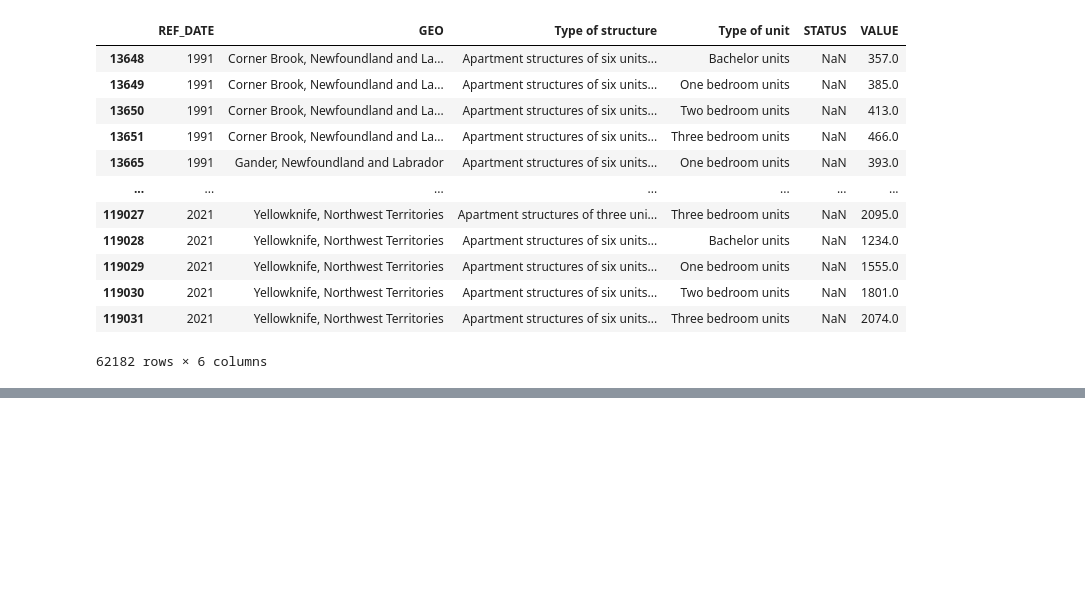
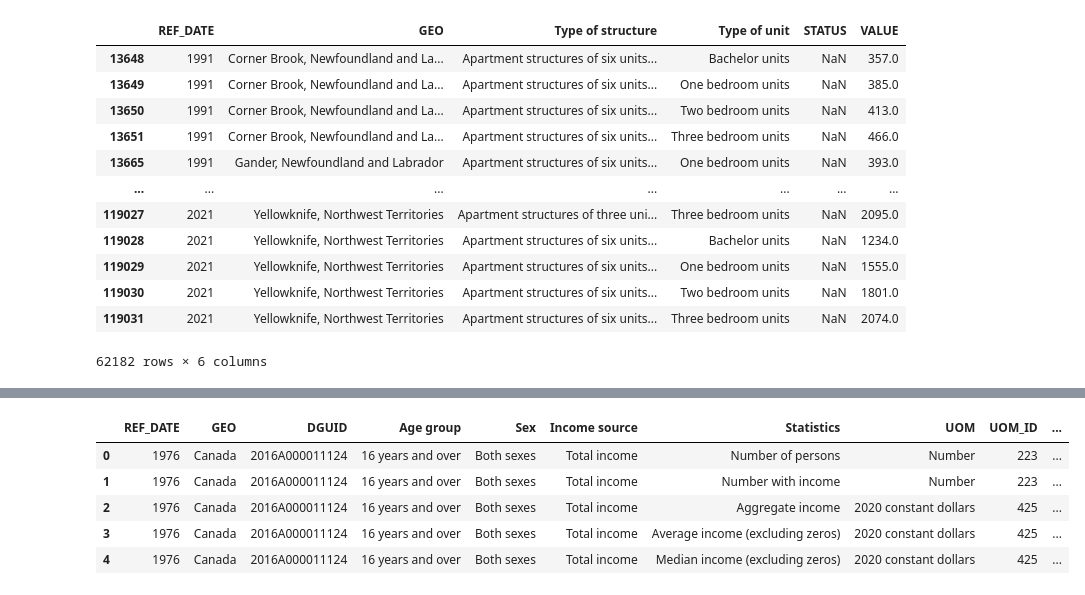
Before and after one commit to AA-Rafi/Renters-Anonymous, a Jupyter notebook: FinancialSide.ipynb, the cells around one changed output, grey strips where cells are left out. Drawn from its saved outputs; the diff is of its cells as text; code cells hidden in the pictures; blank space fills up the shorter version.

```diff
--- a/FinancialSide.ipynb
+++ b/FinancialSide.ipynb
@@ -92,0 +112,12 @@ plt.show()
+# %%
+#time for census work
+file = r"E:\DataSci\Project 1\Datasets\Distribution of total income by census family type and age of older partner, parent or individual\11100239.csv"
+census_df = pd.read_csv(file)
+census_df.head()
+# %% [output]
+|  | REF_DATE | GEO | DGUID | Age group | Sex | Income source | Statistics | UOM | UOM_ID | ... |
+| 0 | 1976 | Canada | 2016A000011124 | 16 years and over | Both sexes | Total income | Number of persons | Number | 223 | ... |
+| 1 | 1976 | Canada | 2016A000011124 | 16 years and over | Both sexes | Total income | Number with income | Number | 223 | ... |
+| 2 | 1976 | Canada | 2016A000011124 | 16 years and over | Both sexes | Total income | Aggregate income | 2020 constant dollars | 425 | ... |
+| 3 | 1976 | Canada | 2016A000011124 | 16 years and over | Both sexes | Total income | Average income (excluding zeros) | 2020 constant dollars | 425 | ... |
+| 4 | 1976 | Canada | 2016A000011124 | 16 years and over | Both sexes | Total income | Median income (excluding zeros) | 2020 constant dollars | 425 | ... |
```
Also changed, not shown: parts of 6 cells of this notebook.
